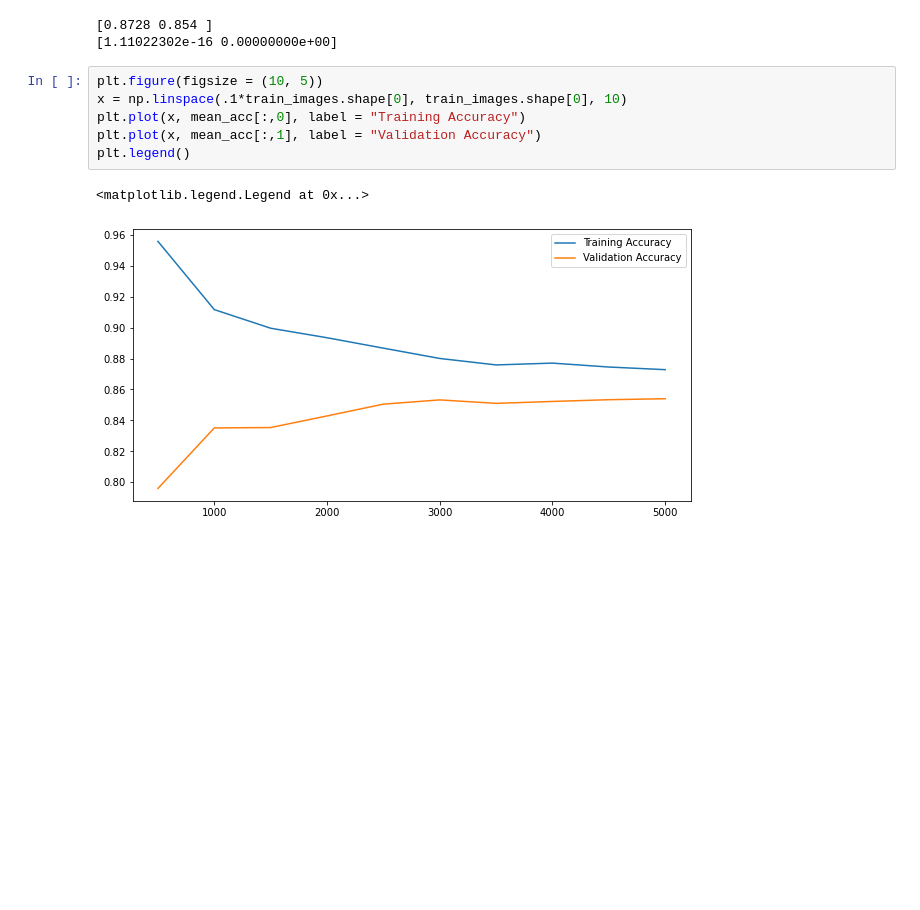
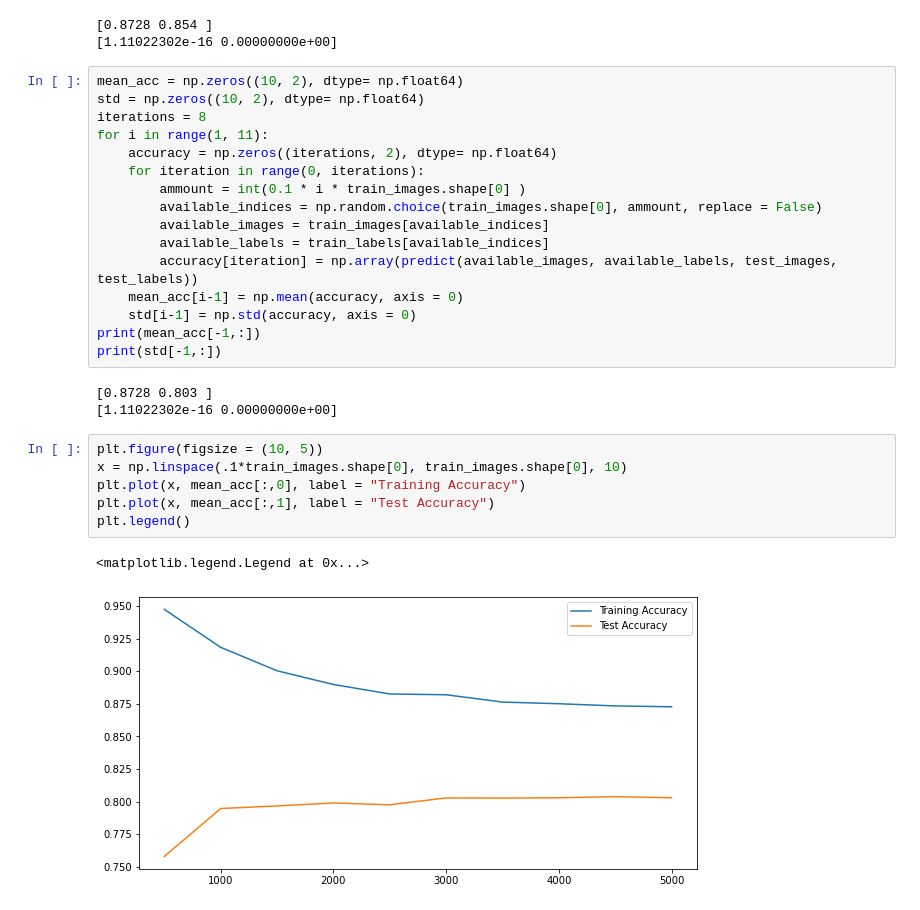
Before and after one commit to DuncanJWood/AI_face_and_digit_classification, a Jupyter notebook: Naive_Bayes_Classifier_Digits.ipynb, the cells around one changed output. Saved outputs shown, nothing was run; the diff lists cells and outputs as text; blank space fills up the shorter version.

Commit message:
Switched validation to test

```diff
--- a/Naive_Bayes_Classifier_Digits.ipynb
+++ b/Naive_Bayes_Classifier_Digits.ipynb
@@ -133,15 +133,34 @@ print(std[-1,:])
 # %% [output]
 [0.8728 0.854 ]
 [1.11022302e-16 0.00000000e+00]
+# %%
+mean_acc = np.zeros((10, 2), dtype= np.float64)
+std = np.zeros((10, 2), dtype= np.float64)
+iterations = 8
+for i in range(1, 11):
+    accuracy = np.zeros((iterations, 2), dtype= np.float64)
+    for iteration in range(0, iterations):
+        ammount = int(0.1 * i * train_images.shape[0] )
+        available_indices = np.random.choice(train_images.shape[0], ammount, replace = False)
+        available_images = train_images[available_indices]
+        available_labels = train_labels[available_indices]
+        accuracy[iteration] = np.array(predict(available_images, available_labels, test_images, test_labels))
+    mean_acc[i-1] = np.mean(accuracy, axis = 0)
+    std[i-1] = np.std(accuracy, axis = 0)
+print(mean_acc[-1,:])
+print(std[-1,:])
+# %% [output]
+[0.8728 0.803 ]
+[1.11022302e-16 0.00000000e+00]
 # %%
 plt.figure(figsize = (10, 5))
 x = np.linspace(.1*train_images.shape[0], train_images.shape[0], 10)
 plt.plot(x, mean_acc[:,0], label = "Training Accuracy")
-plt.plot(x, mean_acc[:,1], label = "Validation Accuracy")
+plt.plot(x, mean_acc[:,1], label = "Test Accuracy")
 plt.legend()
 # %% [output]
 <matplotlib.legend.Legend at 0x...>
-[figure, old version]
+[figure, new version]
 # %%
 plt.figure(figsize = (10, 5))
 x = np.linspace(.1*train_images.shape[0], train_images.shape[0], 10)
```
Also changed, not shown: parts of 1 cell of this notebook, 1 other file.
